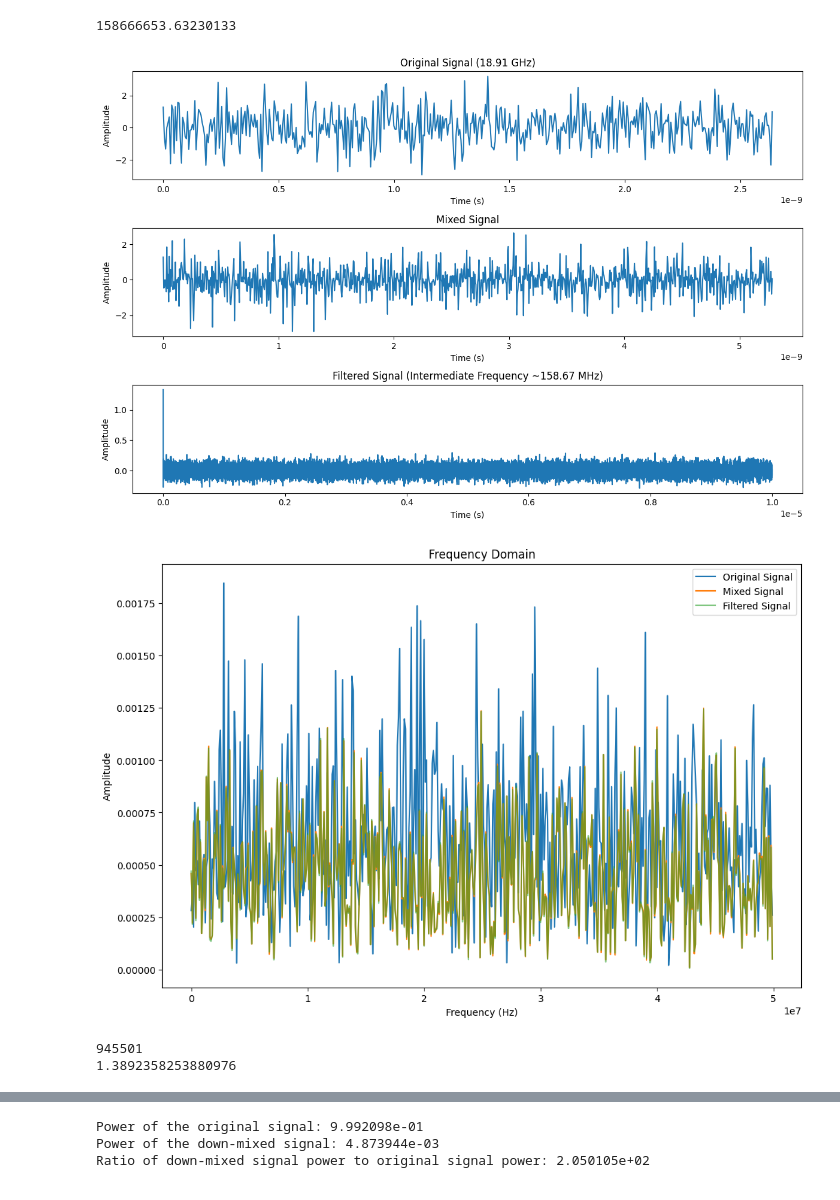
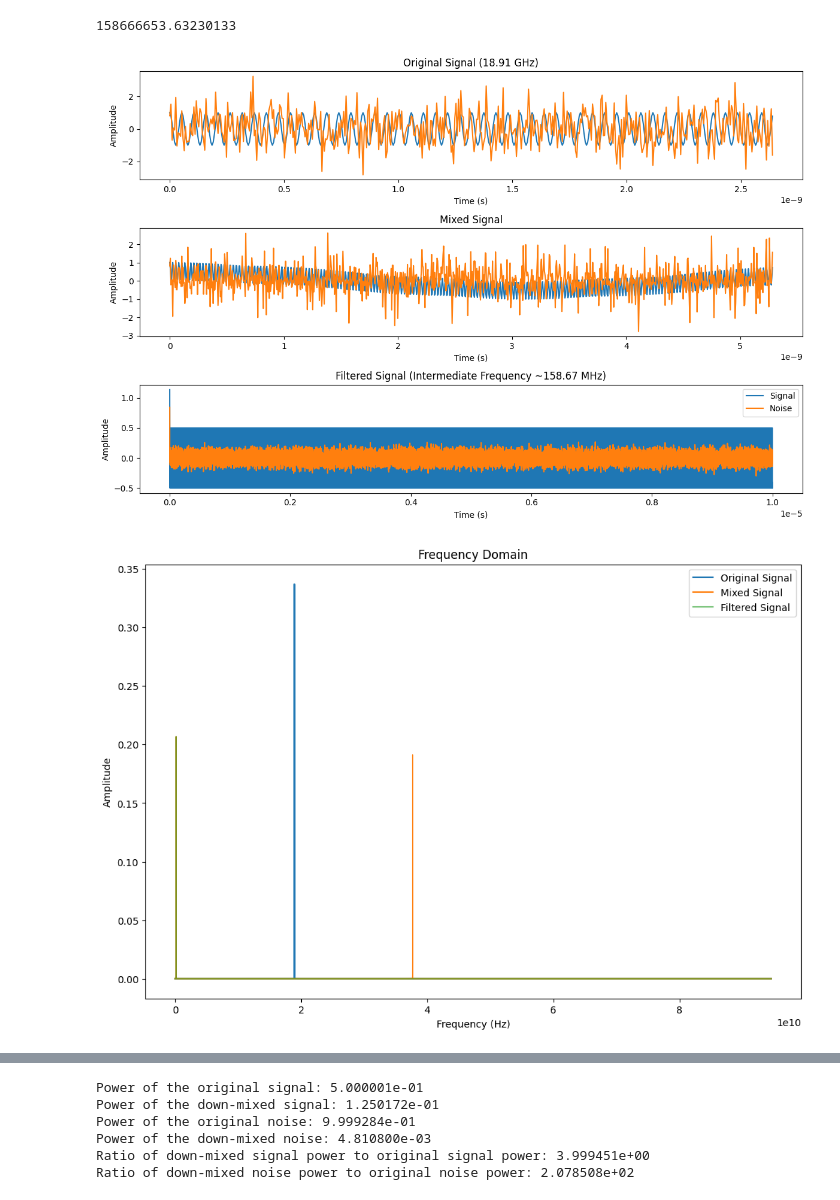
Before and after one commit to QTNM/PowerCutStats, a Jupyter notebook: examples/downmixing.ipynb, the cells around one changed output, grey strips where cells are left out. Cells and saved outputs as stored; diff of their text form; code cells hidden in the pictures.

```diff
--- a/examples/downmixing.ipynb
+++ b/examples/downmixing.ipynb
@@ -21,9 +37,8 @@ f_if = f_signal - f_lo
 
 print(f_if)
 
-# signal = np.cos(2 * np.pi * f_signal * t)
-
-signal = np.random.normal(0, 1, len(t))
+signal = np.cos(2 * np.pi * f_signal * t)
+noise = np.random.normal(0, 1, len(t))
 lo = np.cos(2 * np.pi * f_lo * t)
 
 
@@ -34,10 +49,11 @@ nyquist = fs / 2
 b, a = butter(5, cutoff / nyquist, btype='low')
 
 mixed_signal = signal * lo
-
+mixed_noise = noise * lo
 
 # Filter the mixed signal
 filtered_signal = filtfilt(b, a, mixed_signal)
+filtered_noise = filtfilt(b, a, mixed_noise)
 
 # Plot the signals
 plt.figure(figsize=(12, 8))
@@ -45,6 +61,7 @@ plt.figure(figsize=(12, 8))
 # Original signal
 plt.subplot(3, 1, 1)
 plt.plot(t[:500], signal[:500])
+plt.plot(t[:500], noise[:500])
 plt.title('Original Signal (18.91 GHz)')
 plt.xlabel('Time (s)')
 plt.ylabel('Amplitude')
@@ -52,47 +69,74 @@ plt.ylabel('Amplitude')
 # Mixed signal
 plt.subplot(3, 1, 2)
 plt.plot(t[:1000], mixed_signal[:1000])
+plt.plot(t[:1000], mixed_noise[:1000])
 plt.title('Mixed Signal')
 plt.xlabel('Time (s)')
 plt.ylabel('Amplitude')
 
 # Filtered signal (IF)
 plt.subplot(3, 1, 3)
-plt.plot(t, filtered_signal)
+plt.plot(t, filtered_signal, label='Signal')
+plt.plot(t, filtered_noise, label='Noise')
 plt.title('Filtered Signal (Intermediate Frequency ~158.67 MHz)')
 plt.xlabel('Time (s)')
 plt.ylabel('Amplitude')
 
+plt.legend()
 plt.tight_layout()
 plt.show()
 
+#################### Frequency Domain ####################
 
 fft_original = np.fft.rfft(signal, norm='forward')
 fft_mixed = np.fft.rfft(mixed_signal, norm='forward')
 fft_filtered = np.fft.rfft(filtered_signal, norm='forward')
 
+fft_noise = np.fft.rfft(noise, norm='forward')
+fft_mixed_noise = np.fft.rfft(mixed_noise, norm='forward')
+fft_filtered_noise = np.fft.rfft(filtered_noise, norm='forward')
+
 freqs = np.fft.rfftfreq(len(t), 1/fs)
 
 plt.figure(figsize=(12, 8))
 
-plt.plot(freqs[:500], np.abs(fft_original[:500]), label='Original Signal')
-plt.plot(freqs[:500], np.abs(fft_mixed[:500]), label='Mixed Signal')
-plt.plot(freqs[:500], np.abs(fft_filtered[:500]), label='Filtered Signal', alpha=0.6)
+plt.plot(freqs, np.abs(fft_original), label='Original Signal')
+plt.plot(freqs, np.abs(fft_mixed), label='Mixed Signal')
+plt.plot(freqs, np.abs(fft_filtered), label='Filtered Signal', alpha=0.6)
 plt.legend()
 # plt.xscale('log')
 plt.title('Frequency Domain')
 plt.xlabel('Frequency (Hz)')
 plt.ylabel('Amplitude')
 plt.show()
 
+plt.figure(figsize=(12, 8))
+plt.plot(freqs, np.abs(fft_noise), label='Original Noise')
+plt.plot(freqs, np.abs(fft_mixed_noise), label='Mixed Noise')
+plt.plot(freqs, np.abs(fft_filtered_noise), label='Filtered Noise', alpha=0.6)
+plt.legend()
+# plt.xscale('log')
+plt.title('Frequency Domain')
+plt.xlabel('Frequency (Hz)')
+plt.ylabel('Amplitude')
+plt.show()
 
-print(len(np.abs(fft_filtered)))
+plt.figure(figsize=(12, 8))
+plt.plot(freqs[:500], np.abs(fft_noise[:500]), label='Original Noise')
+plt.plot(freqs[:500], np.abs(fft_mixed_noise[:500]), label='Mixed Noise')
+plt.plot(freqs[:500], np.abs(fft_filtered_noise[:500]), label='Filtered Noise', alpha=0.6)
+plt.legend()
+# plt.xscale('log')
+plt.title('Frequency Domain')
+plt.xlabel('Frequency (Hz)')
+plt.ylabel('Amplitude')
 
+ratio = np.mean(np.abs(fft_noise[:500])) / (np.mean(np.abs(fft_filtered_noise[:500])))
 
-print(np.mean(np.abs(fft_original[:500]))/(np.mean(np.abs(fft_filtered[:500]))))
+# plot text at the top centre in the plot
+plt.text(0.5, 1.05, f'Noise Reduction Ratio: {ratio:.2f}', horizontalalignment='center', verticalalignment='center', transform=plt.gca().transAxes)
+plt.show()
 # %% [output]
 158666653.63230133
-[figure, old version]
+[figure, new version]
-[figure, old version]
+[figure, new version]
-945501
-1.3892358253880976
@@ -109,14 +155,29 @@ original_signal_power = calculate_power(signal)
 # Calculate power of the down-mixed, filtered signal
 filtered_signal_power = calculate_power(filtered_signal)
 
+# Calculate power of the original noise
+original_noise_power = calculate_power(noise)
+
+# Calculate power of the down-mixed, filtered noise
+filtered_noise_power = calculate_power(filtered_noise)
+
+
 # Display the results
 print(f"Power of the original signal: {original_signal_power:.6e}")
 print(f"Power of the down-mixed signal: {filtered_signal_power:.6e}")
+print(f"Power of the original noise: {original_noise_power:.6e}")
+print(f"Power of the down-mixed noise: {filtered_noise_power:.6e}")
+
 
 # Compare the two powers
 power_ratio = original_signal_power / filtered_signal_power
+noise_power_ratio = original_noise_power / filtered_noise_power
 print(f"Ratio of down-mixed signal power to original signal power: {power_ratio:.6e}")
+print(f"Ratio of down-mixed noise power to original noise power: {noise_power_ratio:.6e}")
 # %% [output]
-Power of the original signal: 9.992098e-01
-Power of the down-mixed signal: 4.873944e-03
-Ratio of down-mixed signal power to original signal power: 2.050105e+02
+Power of the original signal: 5.000001e-01
+Power of the down-mixed signal: 1.250172e-01
+Power of the original noise: 9.999284e-01
+Power of the down-mixed noise: 4.810800e-03
+Ratio of down-mixed signal power to original signal power: 3.999451e+00
+Ratio of down-mixed noise power to original noise power: 2.078508e+02
```
Also changed, not shown: parts of 5 cells of this notebook, 2 other files.
